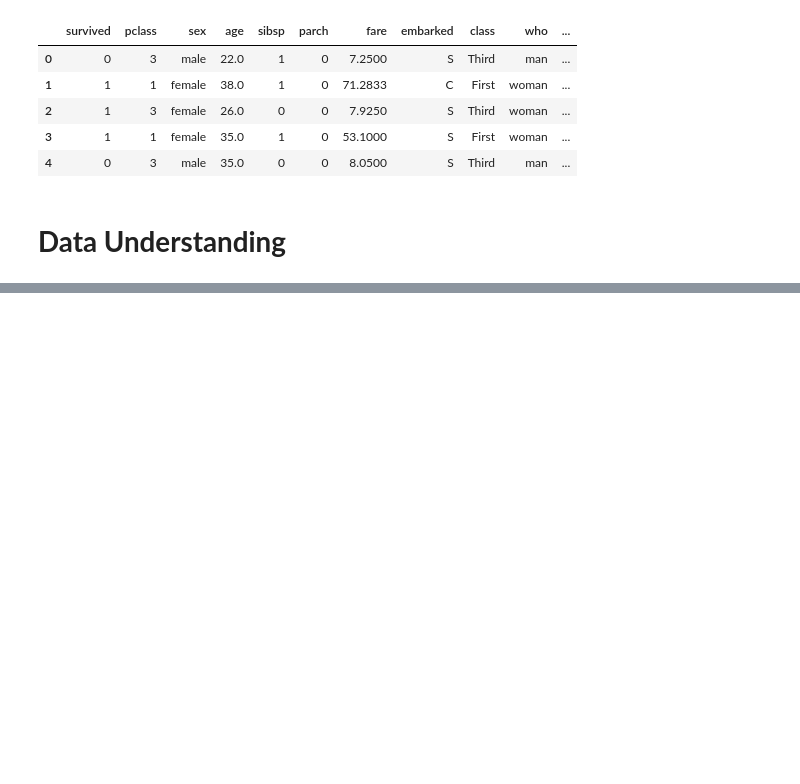
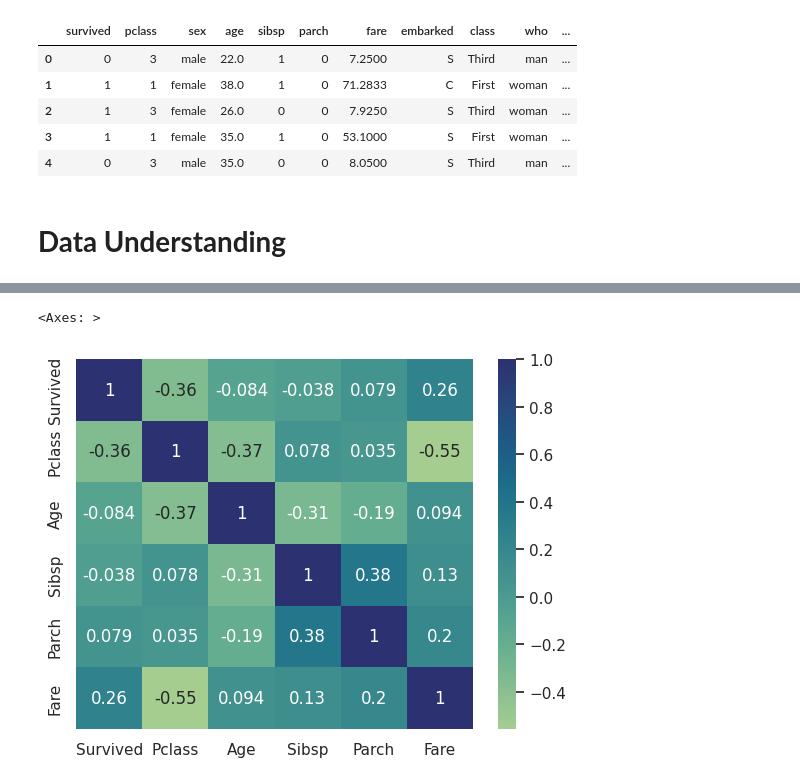
Before and after one commit to YusufAbdurrahmann/data-preprocessing-2, a Jupyter notebook: data_preprocessing_2.ipynb, the cells around one changed output, grey strips where cells are left out. Saved outputs shown, nothing was run; the diff lists cells and outputs as text; code cells hidden in the pictures; blank space fills up the shorter version.

```diff
--- a/data_preprocessing_2.ipynb
+++ b/data_preprocessing_2.ipynb
@@ -21,0 +163,6 @@ df.head()
+# %%
+# sns.heatmap(corr, cmap="crest")
+sns.heatmap(df.select_dtypes(include = "number").corr(), cmap = "crest", annot = True)
+# %% [output]
+<Axes: >
+[figure, added]
```
Also changed, not shown: parts of 27 cells of this notebook.
